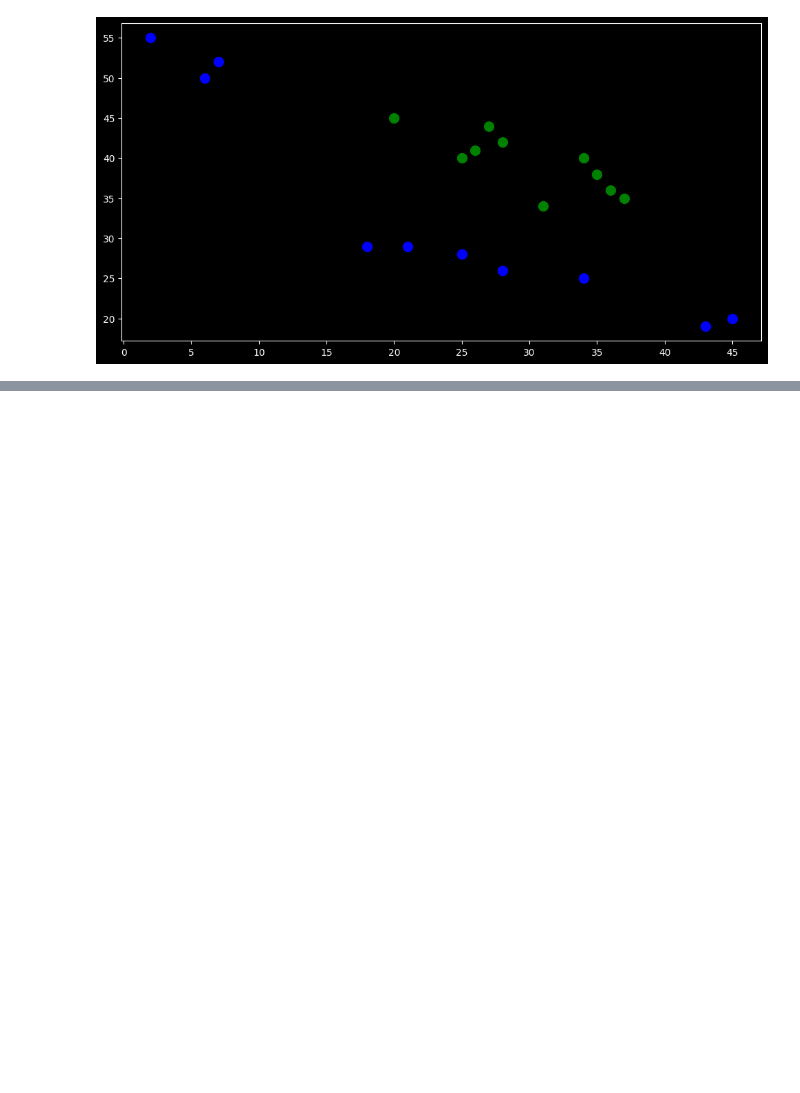
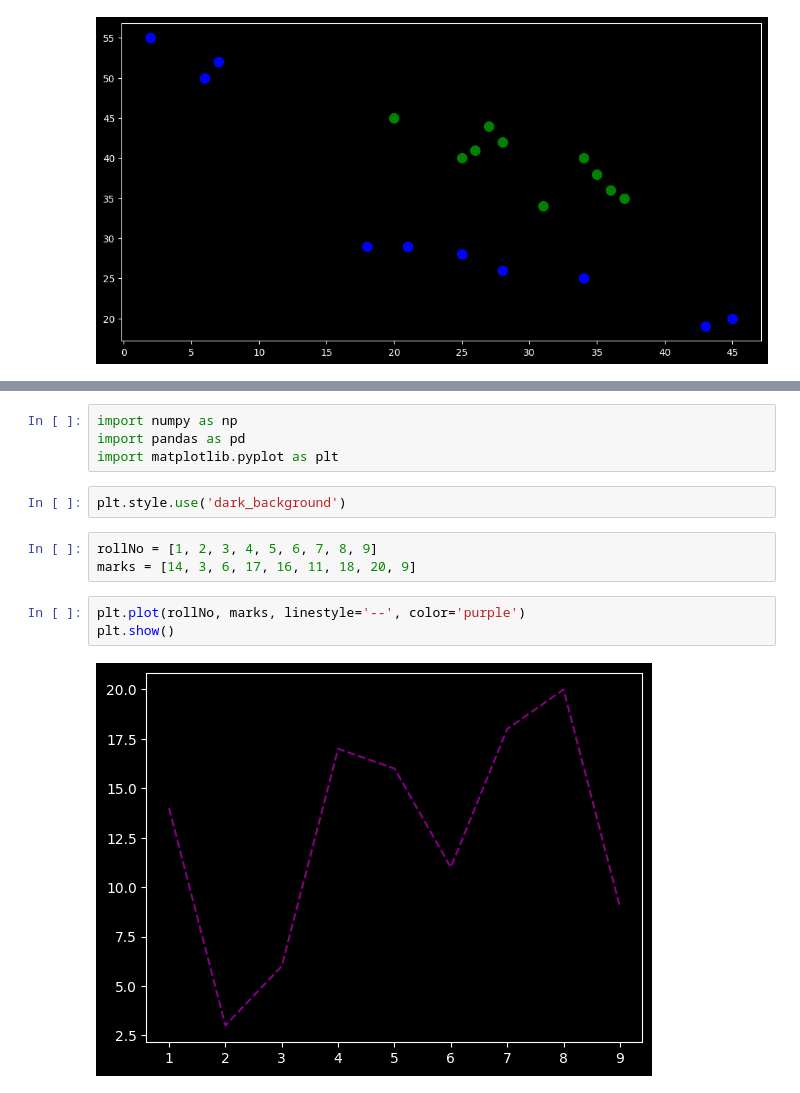
Before and after one commit to Siddhartha-Singhal/python-data-science, a Jupyter notebook: Analysis/Matplotlib.ipynb, the cells around one changed output, grey strips where cells are left out. Saved outputs shown, nothing was run; the diff lists cells and outputs as text; blank space fills up the shorter version.

```diff
--- a/Analysis/Matplotlib.ipynb
+++ b/Analysis/Matplotlib.ipynb
@@ -68,0 +125,14 @@ plt.show()
+# %%
+import numpy as np
+import pandas as pd
+import matplotlib.pyplot as plt
+# %%
+plt.style.use('dark_background')
+# %%
+rollNo = [1, 2, 3, 4, 5, 6, 7, 8, 9]
+marks = [14, 3, 6, 17, 16, 11, 18, 20, 9]
+# %%
+plt.plot(rollNo, marks, linestyle='--', color='purple')
+plt.show()
+# %% [output]
+[figure, added]
```
Also changed, not shown: parts of 20 cells of this notebook, 1 other file.
